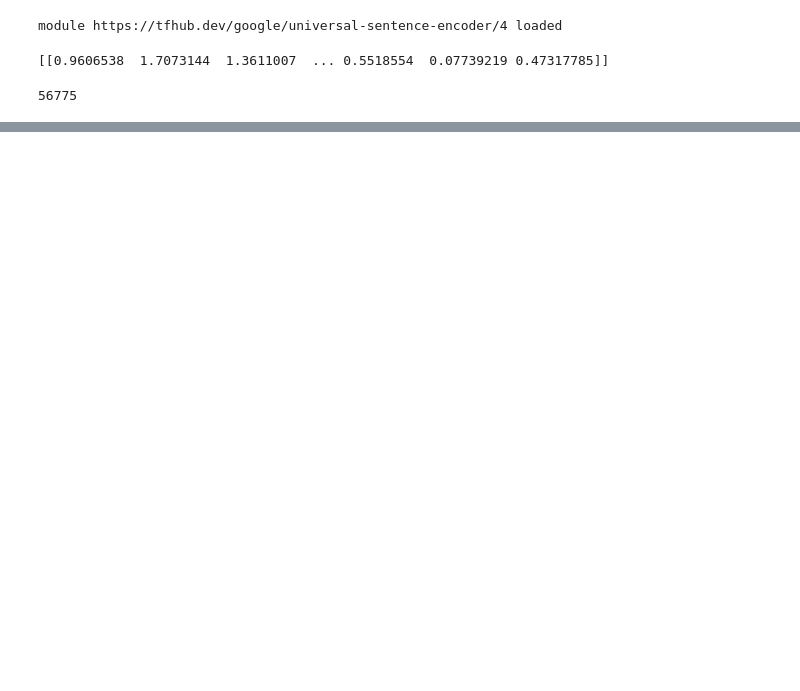
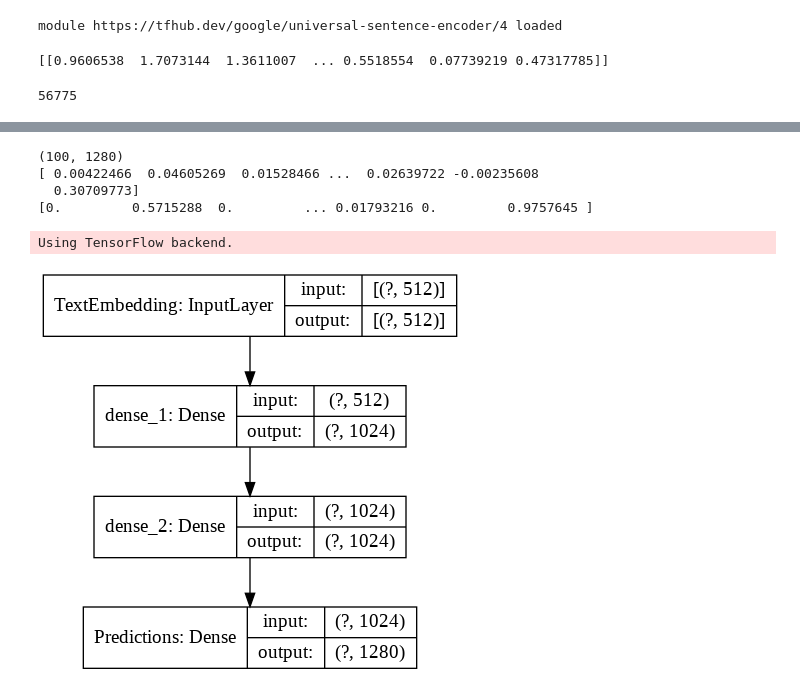
Before and after one commit to HemantTiwariGitHub/Embedding2Embedding, a Jupyter notebook: TheTrainerVG.ipynb, the cells around one changed output, grey strips where cells are left out. Saved outputs shown, nothing was run; the diff lists cells and outputs as text; code cells hidden in the pictures; blank space fills up the shorter version.

Commit message:
AddedProjectingTextEmbeddingToImageSpace

```diff
--- a/TheTrainerVG.ipynb
+++ b/TheTrainerVG.ipynb
@@ -131,20 +137,24 @@ def LoadBatch(baseIndex, batchSize, sourceList):
     yList = []
     while (baseIndex < maxIndex):
         if (baseIndex%10==0):
-          print("\n\nreading index" + str(baseIndex))
+          print("reading index : " + str(baseIndex))
         description = readTextFromDrive(sourceList[baseIndex][0], sourceList[baseIndex][1])
        # print("descp:" + description)
         x = embed([description])
+        x1 = np.reshape(x, 512)
 
-        print("Text Embedding" + str(x))
+        #print("Text Embedding" + str(x1))
+        #print (x1.shape)
 
 
         imgReg = readImageFromDrive(sourceList[baseIndex][0], sourceList[baseIndex][1])
        # display(imgReg)
         y = getImageEmbedding(imgReg, MobileNetModel )
-        print("Image Embedding" + str(y))
-        xList.append(x)
-        yList.append(y)
+        y1 = np.reshape(y, 1280)
+        #print("Image Embedding" + str(y1))
+        #print ("Yshape" + str(y1.shape))
+        xList.append(x1)
+        yList.append(y1)
         baseIndex = baseIndex + 1
 
     return xList,yList
@@ -152,4 +162,8 @@ def LoadBatch(baseIndex, batchSize, sourceList):
 import numpy as np
 np.set_printoptions(threshold=10)
 X,Y = LoadBatch(0, 1000, ListOfIDs)
+X = np.asarray(X)
+Y = np.asarray(Y)
+print(X.shape)
+print(Y.shape)
 # %% [output]
@@ -180,14 +210,11 @@ tf.keras.backend.clear_session()
 from tensorflow import keras
 from tensorflow.keras import layers
 
-inputs = keras.Input(shape=(512,), name='textEmbedding')
+inputs = keras.Input(shape=(512,), name='TextEmbedding')
 layer2 = layers.Dense(1024,activation='relu', name='dense_1')(inputs)
 layer3 = layers.Dense(1024, activation='relu', name='dense_2')(layer2)
-outputs = layers.Dense(1280, activation='relu', name='predictions')(layer3)
-output_reshape  = keras.layers.Reshape((1280,))(outputs)
+outputVector = layers.Dense(1280, activation= 'tanh', name='Predictions')(layer3)
 
-model = keras.Model(inputs=inputs, outputs=output_reshape)
-
-
+model = keras.Model(inputs=inputs, outputs=outputVector)
 model.summary()
 # %% [output]
@@ -238,7 +270,7 @@ model.compile(optimizer=keras.optimizers.RMSprop(),  # Optimizer
               metrics=[keras.metrics.CosineSimilarity()])
 # %%
 print('# Fit model on training data')
-history = model.fit(x_train, y_train[0],
+history = model.fit(x_train, y_train,
                     batch_size=64,
                     epochs=100,
                     # We pass some validation for
@@ -265,0 +298,17 @@ Epoch 100/100
+# %%
+y = model.predict(x_val)
+print (y.shape)
+print(y[0])
+print(y_val[0])
+# %% [output]
+(100, 1280)
+[ 0.00422466  0.04605269  0.01528466 ...  0.02639722 -0.00235608
+  0.30709773]
+[0.         0.5715288  0.         ... 0.01793216 0.         0.9757645 ]
+# %%
+from keras.utils import plot_model
+from tensorflow.keras.utils import plot_model
+plot_model(model, to_file='model.png', show_shapes = True, show_layer_names=True,expand_nested= True)
+# %% [output]
+Using TensorFlow backend.
+[figure, added]
```
Also changed, not shown: parts of 8 cells of this notebook.
